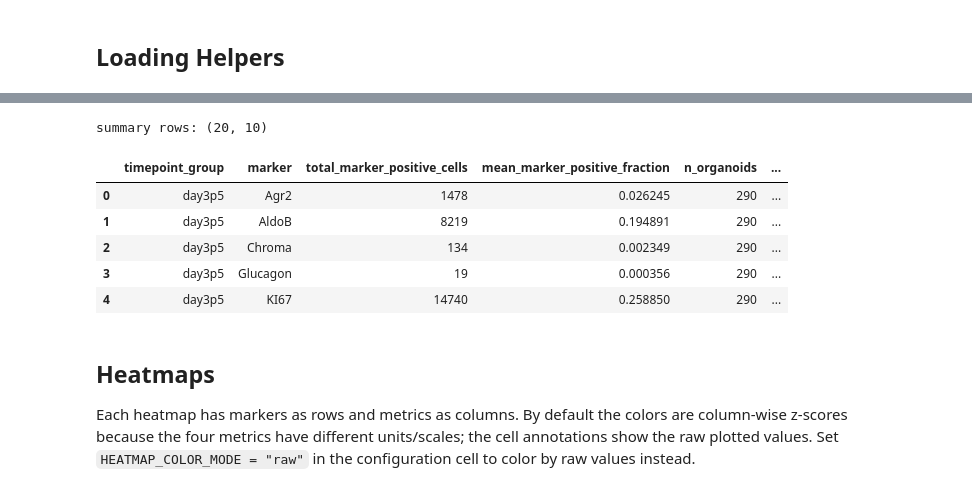
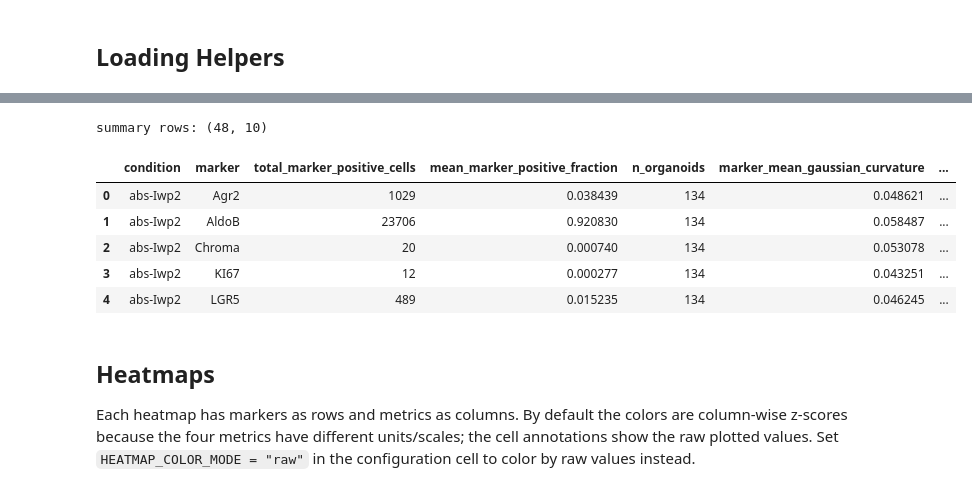
Before and after one commit to fskovbo/OrganoGraph, a Jupyter notebook: notebooks/curvature_marker_heatmaps.ipynb, the cells around one changed output, grey strips where cells are left out. Saved outputs shown, nothing was run; the diff lists cells and outputs as text; code cells hidden in the pictures.

```diff
--- a/notebooks/curvature_marker_heatmaps.ipynb
+++ b/notebooks/curvature_marker_heatmaps.ipynb
@@ -172,6 +204,11 @@ def dataset_from_metadata_paths(*values: Any) -> str | None:
     for value in values:
         if value is None:
             continue
+        parts = Path(str(value).replace("\\", "/")).parts
+        if "NicoleData" in parts:
+            index = parts.index("NicoleData") + 1
+            if index < len(parts):
+                return parts[index]
         match = re.search(r"(?:^|[/\\])(20\d{6})(?:[/\\]|$)", str(value))
         if match:
             return match.group(1)
@@ -210,8 +247,12 @@ def metadata_for_npz(path: Path, manifests: dict[Path, pd.DataFrame]) -> dict[st
             manifest_row.get("mesh_path"),
         )
     )
-    if dataset is None and graph_path_from_label_uid(str(label_uid), timepoint, TARGET_DATASET):
-        dataset = TARGET_DATASET
+    if dataset is None:
+        matches = [name for name in DATASET_SELECTION
+                   if graph_path_from_label_uid(str(label_uid), timepoint, name)]
+        if len(matches) > 1:
+            raise ValueError(f"Ambiguous source dataset for {path}: {matches}")
+        dataset = matches[0] if matches else None
 
     return {
         **manifest_row,
@@ -220,6 +261,8 @@ def metadata_for_npz(path: Path, manifests: dict[Path, pd.DataFrame]) -> dict[st
         "timepoint": None if timepoint is None else str(timepoint),
         "dataset": None if dataset is None else str(dataset),
         "npz_path": str(path),
+        "condition": (DATASET_SELECTION.get(str(dataset), {}).get("condition")
+                      or aux.get("condition") or manifest_row.get("condition")),
     }
 
 
@@ -231,3 +274,22 @@ def group_for_timepoint(timepoint: str | None) -> str | None:
         if tp in set(map(str, timepoints)):
             return group_name
     return None
+
+
+def metadata_is_selected(metadata: dict[str, Any]) -> bool:
+    selection = DATASET_SELECTION.get(str(metadata.get("dataset")))
+    return selection is not None and metadata.get("timepoint") in selection["timepoints"]
+
+
+def condition_for_metadata(metadata: dict[str, Any]) -> str | None:
+    override = DATASET_SELECTION.get(str(metadata.get("dataset")), {}).get("condition")
+    return override or metadata.get("condition")
+
+
+def group_for_metadata(metadata: dict[str, Any]) -> str | None:
+    if GROUP_BY == "timepoint":
+        return group_for_timepoint(metadata.get("timepoint"))
+    condition = condition_for_metadata(metadata)
+    if condition not in CONDITIONS:
+        raise ValueError(f"Missing or unexpected condition {condition!r}: {metadata['npz_path']}")
+    return str(condition)
@@ -522,43 +608,43 @@ def summarize_marker_curvature(per_organoid: pd.DataFrame) -> pd.DataFrame:
         "label_uid": "nunique",
     }
     for col in METRIC_COLUMNS:
         agg_spec[col] = "mean"
 
     out = (
         per_organoid
-        .groupby(["timepoint_group", "marker"], dropna=False)
+        .groupby([GROUP_COLUMN, "marker"], dropna=False)
         .agg(agg_spec)
         .reset_index()
         .rename(columns={
             "label_uid": "n_organoids",
             "n_marker_positive_cells": "total_marker_positive_cells",
             "frac_marker_positive_cells": "mean_marker_positive_fraction",
         })
     )
 
     present = (
         per_organoid[per_organoid["n_marker_positive_cells"] > 0]
-        .groupby(["timepoint_group", "marker"], dropna=False)["label_uid"]
+        .groupby([GROUP_COLUMN, "marker"], dropna=False)["label_uid"]
         .nunique()
         .rename("n_organoids_with_marker")
         .reset_index()
     )
-    out = out.merge(present, on=["timepoint_group", "marker"], how="left")
+    out = out.merge(present, on=[GROUP_COLUMN, "marker"], how="left")
     out["n_organoids_with_marker"] = out["n_organoids_with_marker"].fillna(0).astype(int)
     return out
 
 
 summary_df = summarize_marker_curvature(per_organoid_df)
 print("summary rows:", summary_df.shape)
 display(summary_df.head())
 # %% [output]
-summary rows: (20, 10)
+summary rows: (48, 10)
-|  | timepoint_group | marker | total_marker_positive_cells | mean_marker_positive_fraction | n_organoids | ... |
-| 0 | day3p5 | Agr2 | 1478 | 0.026245 | 290 | ... |
-| 1 | day3p5 | AldoB | 8219 | 0.194891 | 290 | ... |
-| 2 | day3p5 | Chroma | 134 | 0.002349 | 290 | ... |
-| 3 | day3p5 | Glucagon | 19 | 0.000356 | 290 | ... |
-| 4 | day3p5 | KI67 | 14740 | 0.258850 | 290 | ... |
+|  | condition | marker | total_marker_positive_cells | mean_marker_positive_fraction | n_organoids | marker_mean_gaussian_curvature | ... |
+| 0 | abs-Iwp2 | Agr2 | 1029 | 0.038439 | 134 | 0.048621 | ... |
+| 1 | abs-Iwp2 | AldoB | 23706 | 0.920830 | 134 | 0.058487 | ... |
+| 2 | abs-Iwp2 | Chroma | 20 | 0.000740 | 134 | 0.053078 | ... |
+| 3 | abs-Iwp2 | KI67 | 12 | 0.000277 | 134 | 0.043251 | ... |
+| 4 | abs-Iwp2 | LGR5 | 489 | 0.015235 | 134 | 0.046245 | ... |
 # %% [markdown]
 ## Heatmaps
 
```
Also changed, not shown: parts of 11 cells of this notebook, 17 other files.
